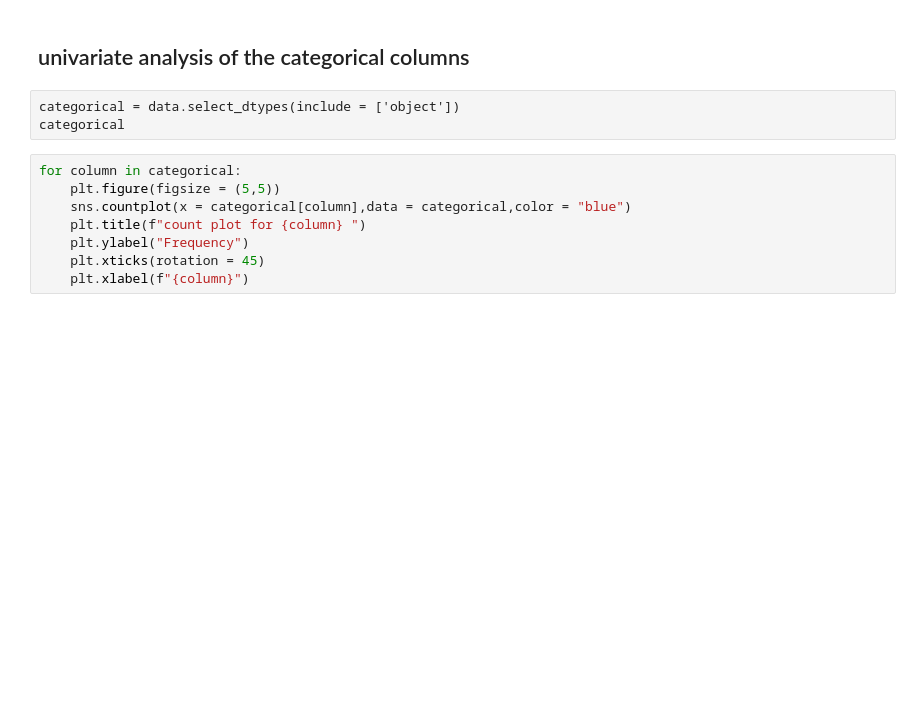
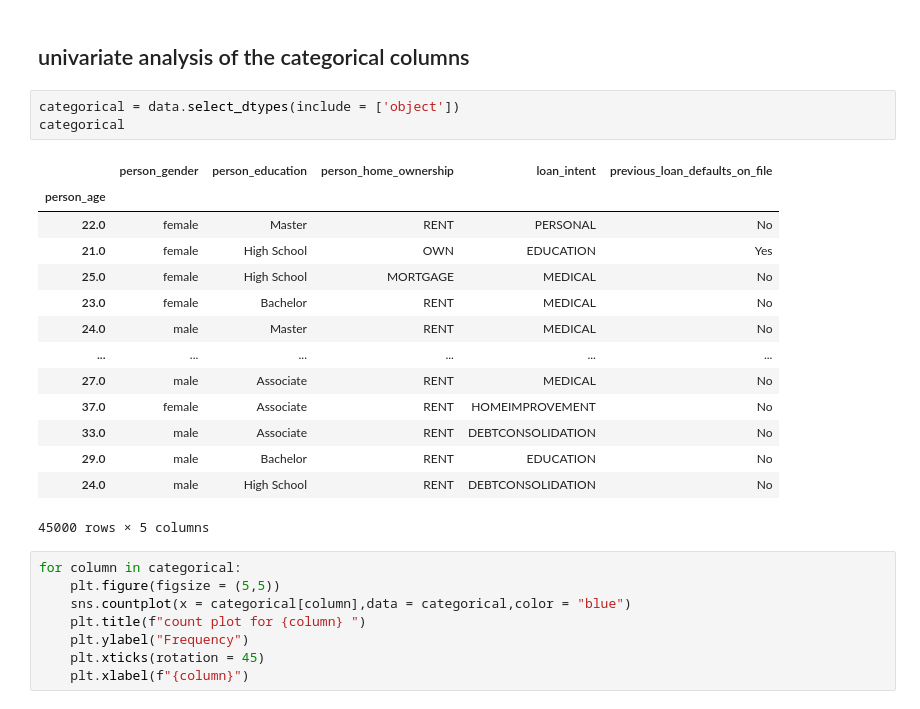
Before and after one commit to Liliankaburo/Loan-approval-project, a Jupyter notebook: loan approval.ipynb, the cells around one changed output. Drawn from its saved outputs; the diff is of its cells as text; blank space fills up the shorter version.

```diff
--- a/loan approval.ipynb
+++ b/loan approval.ipynb
@@ -185,9 +185,24 @@ plt.show()
 ## Exploratory Data Analysis(EDA)
 # %% [markdown]
 ## univariate analysis of the categorical columns
-# %% [raw]
-categorical = data.select_dtypes(include = ['object'])
-categorical
+# %%
+categorical = data.select_dtypes(include = ['object'])
+categorical
+# %% [output]
+|  | person_gender | person_education | person_home_ownership | loan_intent | previous_loan_defaults_on_file |
+| person_age |  |  |  |  |  |
+| 22.0 | female | Master | RENT | PERSONAL | No |
+| 21.0 | female | High School | OWN | EDUCATION | Yes |
+| 25.0 | female | High School | MORTGAGE | MEDICAL | No |
+| 23.0 | female | Bachelor | RENT | MEDICAL | No |
+| 24.0 | male | Master | RENT | MEDICAL | No |
+| ... | ... | ... | ... | ... | ... |
+| 27.0 | male | Associate | RENT | MEDICAL | No |
+| 37.0 | female | Associate | RENT | HOMEIMPROVEMENT | No |
+| 33.0 | male | Associate | RENT | DEBTCONSOLIDATION | No |
+| 29.0 | male | Bachelor | RENT | EDUCATION | No |
+| 24.0 | male | High School | RENT | DEBTCONSOLIDATION | No |
+45000 rows × 5 columns
 # %%
 for column in categorical:
     plt.figure(figsize = (5,5))
```
Also changed, not shown: parts of 8 cells of this notebook.
